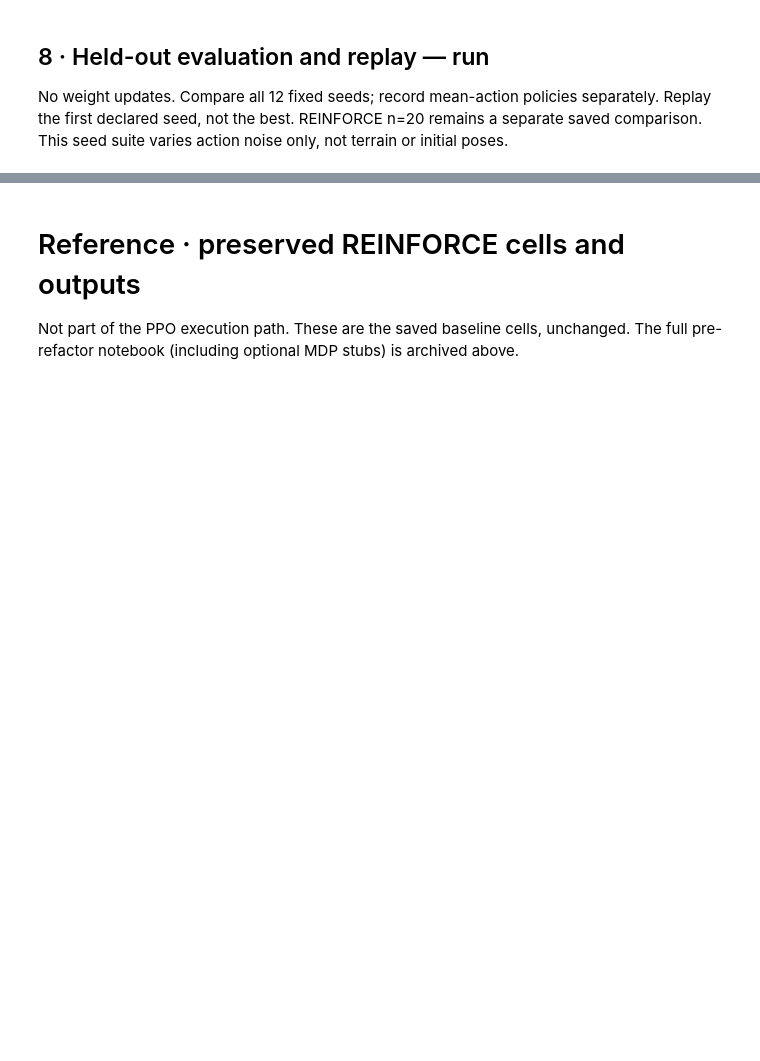
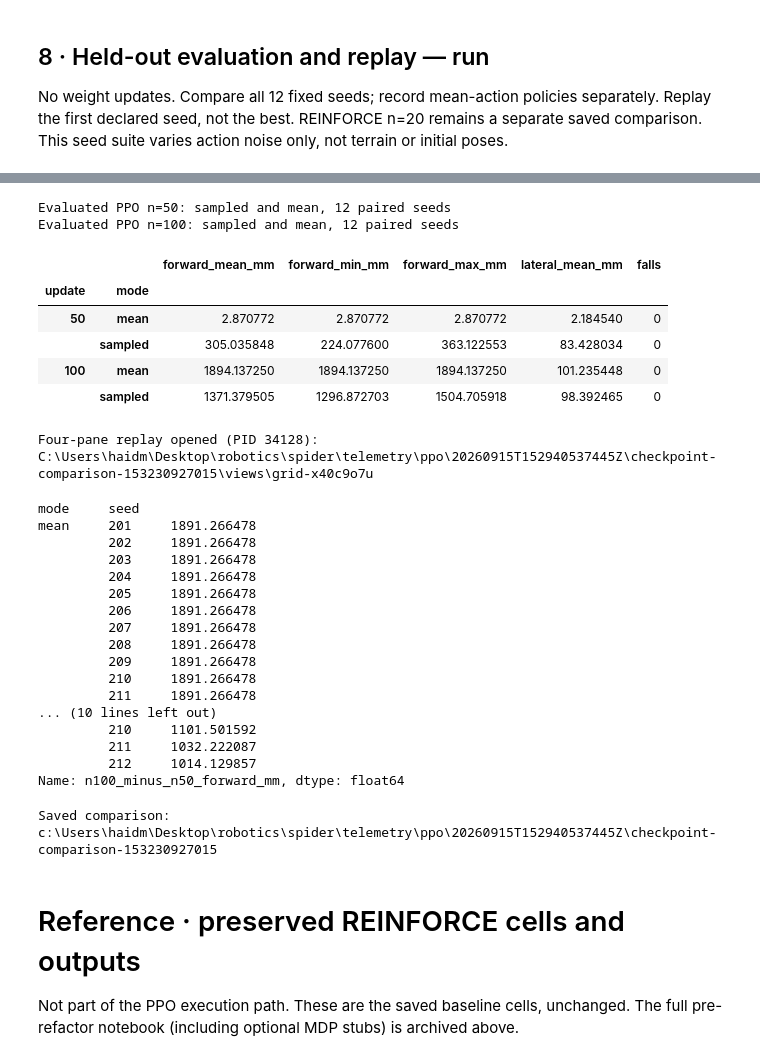
Before and after one commit to haidmoham/spider, a Jupyter notebook: lab/notebooks/04_mdp_contract.ipynb, the cells around one changed output, grey strips where cells are left out. Cells and saved outputs as stored; diff of their text form; code cells hidden in the pictures; blank space fills up the shorter version.

```diff
--- a/lab/notebooks/04_mdp_contract.ipynb
+++ b/lab/notebooks/04_mdp_contract.ipynb
@@ -835,12 +877,0 @@ To reproduce: run setup and sections 1–6 first to create a fresh output direct
-# %%
-parent = REPO_ROOT/'telemetry/ppo/20260915T150006060093Z'
-checkpoint = torch.load(parent/'checkpoint-00010.pt', weights_only=True)
-assert checkpoint['settings'] == SETTINGS and checkpoint['ppo'] == PPO
-actor.load_state_dict(checkpoint['actor'])
-critic.load_state_dict(checkpoint['critic'])
-actor_optimizer.load_state_dict(checkpoint['actor_optimizer'])
-critic_optimizer.load_state_dict(checkpoint['critic_optimizer'])
-ppo_updates = checkpoint['updates']
-ppo_log = pd.read_csv(parent/'training.csv').to_dict('records')
-(ppo_directory/'parent.json').write_text(json.dumps(dict(checkpoint=str(parent/'checkpoint-00010.pt'), updates=ppo_updates)))
-train_ppo_block(20)
@@ -917,3 +990,36 @@ Run this cell only after that review. It continues the same weights to update 10
+# %%
+# EVALUATE AND OPEN THE FOUR-PANE VIEWER. No training in this cell.
+# Use the current run from sections 7 and 9; no hard-coded run or automatic resume.
+assert EVAL_CHECKPOINTS == [50, 100]
+checkpoint_comparison = evaluate_checkpoints(EVAL_CHECKPOINTS)
+# %% [output]
+Evaluated PPO n=50: sampled and mean, 12 paired seeds
+Evaluated PPO n=100: sampled and mean, 12 paired seeds
+|  |  | forward_mean_mm | forward_min_mm | forward_max_mm | lateral_mean_mm | falls |
+| update | mode |  |  |  |  |  |
+| 50 | mean | 2.870772 | 2.870772 | 2.870772 | 2.184540 | 0 |
+|  | sampled | 305.035848 | 224.077600 | 363.122553 | 83.428034 | 0 |
+| 100 | mean | 1894.137250 | 1894.137250 | 1894.137250 | 101.235448 | 0 |
+|  | sampled | 1371.379505 | 1296.872703 | 1504.705918 | 98.392465 | 0 |
+Four-pane replay opened (PID 34128): C:\Users\haidm\Desktop\robotics\spider\telemetry\ppo\20260915T152940537445Z\checkpoint-comparison-153230927015\views\grid-x40c9o7u
+mode     seed
+mean     201     1891.266478
+         202     1891.266478
+         203     1891.266478
+         204     1891.266478
+         205     1891.266478
+         206     1891.266478
+         207     1891.266478
+         208     1891.266478
+         209     1891.266478
+         210     1891.266478
+         211     1891.266478
+... (10 lines left out)
+         210     1101.501592
+         211     1032.222087
+         212     1014.129857
+Name: n100_minus_n50_forward_mm, dtype: float64
+Saved comparison: c:\Users\haidm\Desktop\robotics\spider\telemetry\ppo\20260915T152940537445Z\checkpoint-comparison-153230927015
 # %% [markdown]
 # Reference · preserved REINFORCE cells and outputs
 
```
Also changed, not shown: parts of 21 cells of this notebook, 14 other files.
